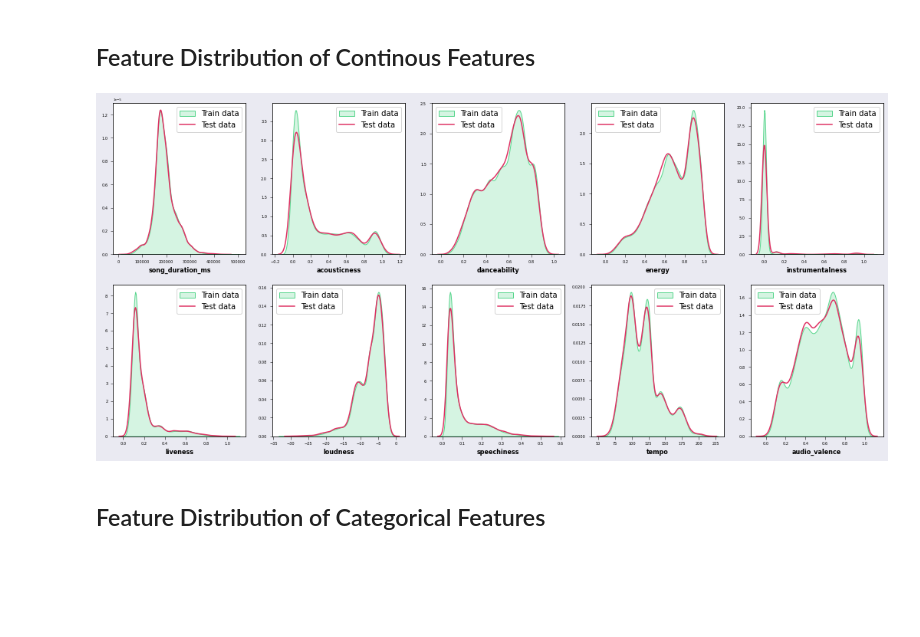
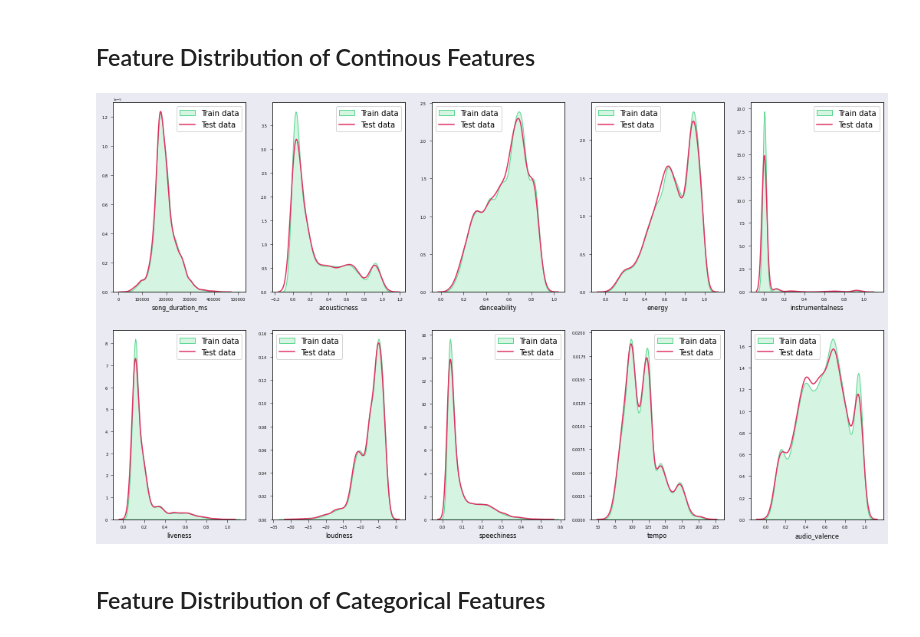
Before and after one commit to sanskar-hasija/kaggle, a Jupyter notebook: song-popularity-prediction-eda-modeling.ipynb, the cells around one changed output. Saved outputs shown, nothing was run; the diff lists cells and outputs as text; code cells hidden in the pictures; blank space fills up the shorter version.

```diff
--- a/song-popularity-prediction-eda-modeling.ipynb
+++ b/song-popularity-prediction-eda-modeling.ipynb
@@ -289,23 +293,23 @@ Number of continuos features: 10
 # %%
 ncols = 5
 nrows = int(len(cont_features) / ncols + (len(FEATURES) % ncols > 0))-1
 
-fig, axes = plt.subplots(nrows, ncols, figsize=(18, 8), facecolor='#EAEAF2')
+fig, axes = plt.subplots(nrows, ncols, figsize=(18, 10), facecolor='#EAEAF2')
 
 for r in range(nrows):
     for c in range(ncols):
         col = cont_features[r*ncols+c]
         sns.kdeplot(x=train[col], ax=axes[r, c], color='#58D68D', label='Train data' , fill =True)
         sns.kdeplot(x=test[col], ax=axes[r, c], color='#DE3163', label='Test data')
         axes[r,c].legend()
         axes[r, c].set_ylabel('')
-        axes[r, c].set_xlabel(col, fontsize=8, fontweight='bold')
+        axes[r, c].set_xlabel(col, fontsize=8)
         axes[r, c].tick_params(labelsize=5, width=0.5)
         axes[r, c].xaxis.offsetText.set_fontsize(4)
         axes[r, c].yaxis.offsetText.set_fontsize(4)
 plt.show()
 # %% [output]
-[figure, old version]
+[figure, new version]
 # %% [markdown]
 <a id="4.4"></a>
 ## Feature Distribution of Categorical Features
```
Also changed, not shown: parts of 5 cells of this notebook.
